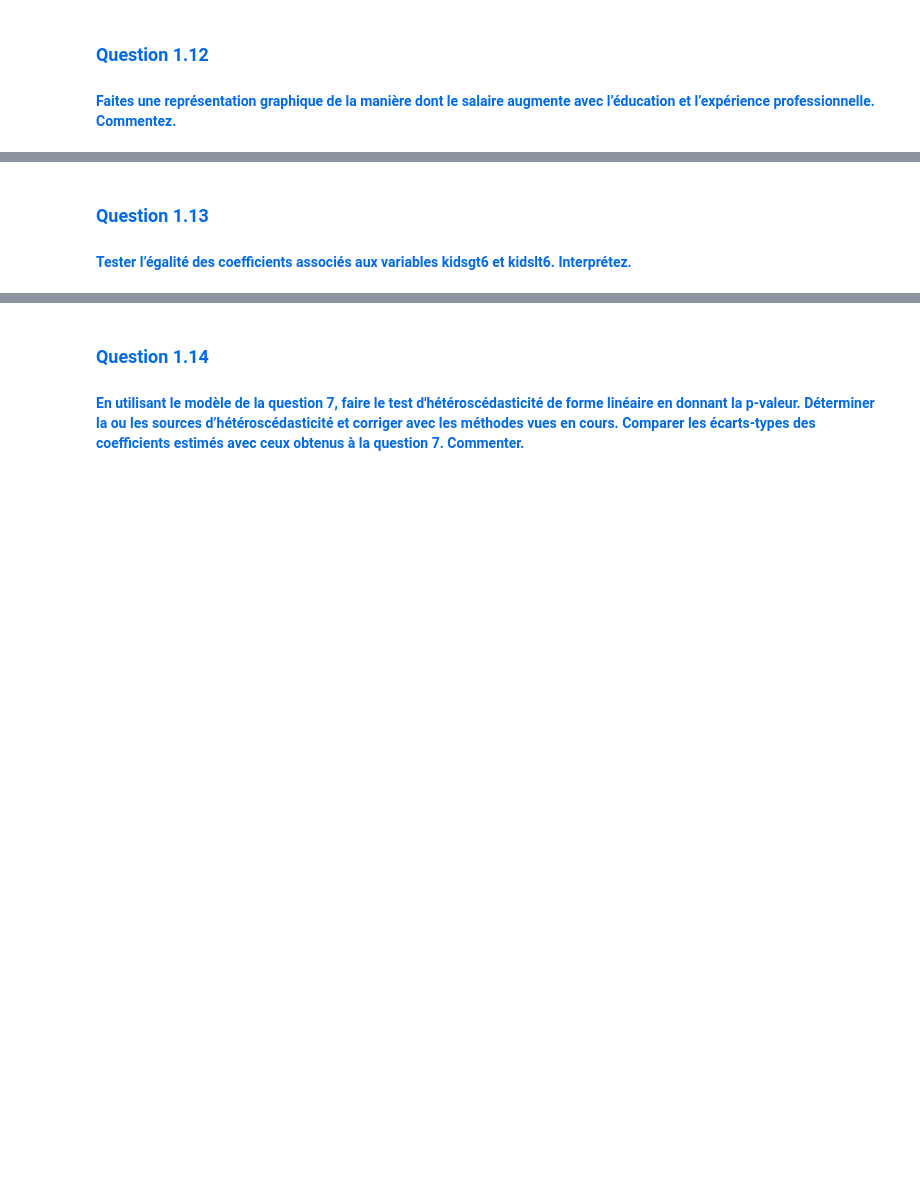
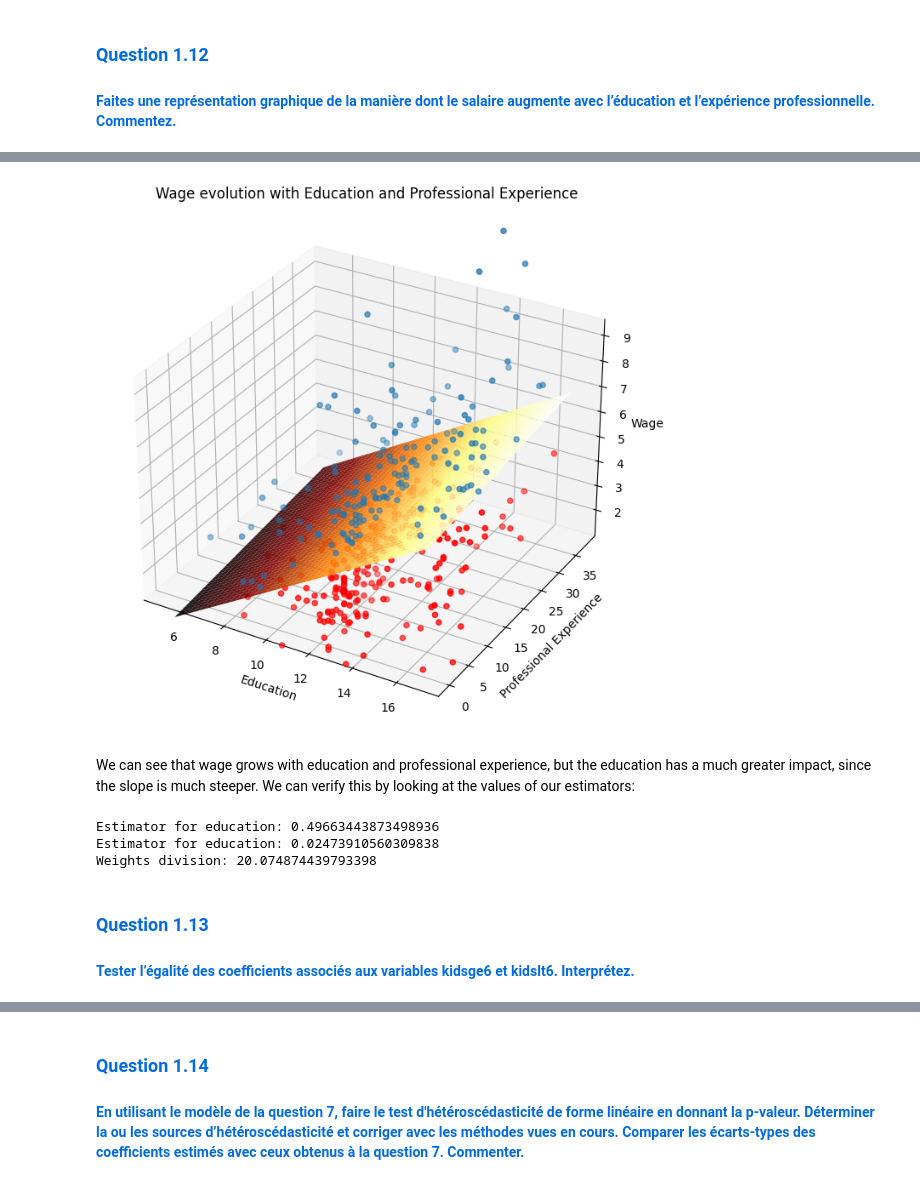
Before and after one commit to mauro7x/MODS202, a Jupyter notebook: Project_CALZADA-HARO_PARAFATI.ipynb, the cells around one changed output, grey strips where cells are left out. Drawn from its saved outputs; the diff is of its cells as text; code cells hidden in the pictures; blank space fills up the shorter version.

```diff
--- a/Project.ipynb
+++ b/Project_CALZADA-HARO_PARAFATI.ipynb
@@ -490,0 +495,6 @@ So, as $F < c$, we cannot reject H0 at a confidence level of $\alpha = 5\%$
+# %%
+y = df.wage
+X = np.column_stack((const, df.educ, df.exper))
+model = sm.OLS(y, X)
+result = model.fit()
+print(result.summary())
@@ -491,3 +519,42 @@ So, as $F < c$, we cannot reject H0 at a confidence level of $\alpha = 5\%$
+# %%
+b_const = result.params.const
+b_educ = result.params.x1
+b_exper = result.params.x2
+predict = lambda educ, exper : b_const + b_educ * educ + b_exper * exper
+# %%
+df_higher = df.loc[df.wage >= predict(df.educ, df.exper)]
+df_lower = df.loc[df.wage < predict(df.educ, df.exper)]
+# %%
+fig = plt.figure(figsize=(8,8))
+ax = plt.axes(projection='3d')
+
+X = np.arange(min(df.educ), max(df.educ), 0.1)
+Y = np.arange(min(df.exper), max(df.exper), 0.1)
+X, Y = np.meshgrid(X, Y)
+Z = predict(X, Y)
+
+ax.scatter3D(df_lower.educ, df_lower.exper, df_lower.wage,  color='red')
+ax.plot_surface(X, Y, Z, cmap='afmhot', edgecolor='none', alpha=0.9)
+ax.scatter3D(df_higher.educ, df_higher.exper, df_higher.wage)
+
+ax.set_title("Wage evolution with Education and Professional Experience")
+ax.set_xlabel("Education")
+ax.set_ylabel("Professional Experience")
+ax.set_zlabel("Wage")
+ax.set_zlim(df.wage.quantile(0.05), df.wage.quantile(0.95))
+plt.show()
+# %% [output]
+[figure, added]
+# %% [markdown]
+We can see that wage grows with education and professional experience, but the education has a much greater impact, since the slope is much steeper. We can verify this by looking at the values of our estimators:
+# %%
+print(f"Estimator for education: {b_educ}")
+print(f"Estimator for education: {b_exper}")
+print(f"Weights division: {b_educ / b_exper}")
+# %% [output]
+Estimator for education: 0.49663443873498936
+Estimator for education: 0.02473910560309838
+Weights division: 20.074874439793398
 # %% [markdown]
 <h3 style='color: #026be3;'>Question 1.13</h3>
-<h4 style='color: #026be3;'>Tester l’égalité des coefficients associés aux variables kidsgt6 et kidslt6. Interprétez.</h4>
+<h4 style='color: #026be3;'>Tester l’égalité des coefficients associés aux variables kidsge6 et kidslt6. Interprétez.</h4>
```
Also changed, not shown: parts of 32 cells of this notebook.
